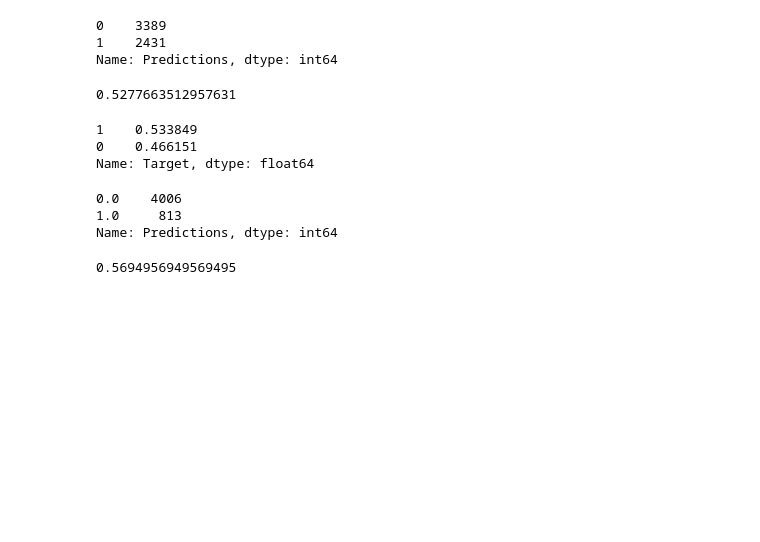
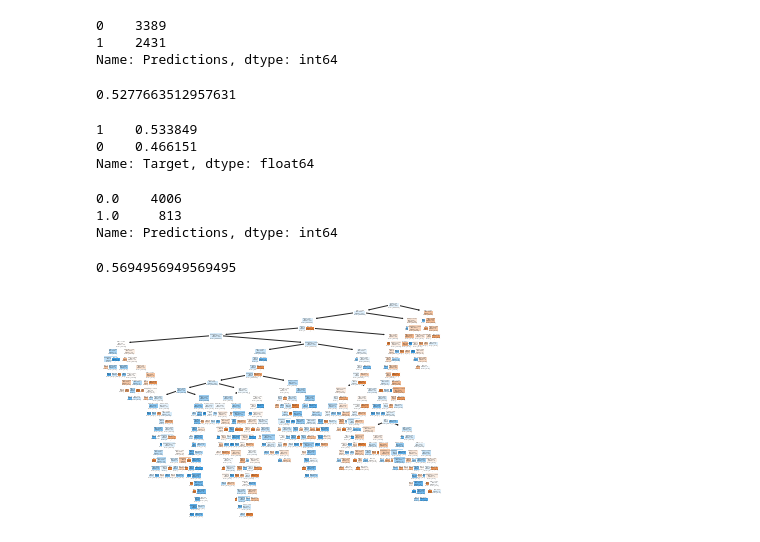
Before and after one commit to OwenKujo/stock-predict-model, a Jupyter notebook: StockmarketPredictionProject.ipynb, the cells around one changed output. Cells and saved outputs as stored; diff of their text form; code cells hidden in the pictures; blank space fills up the shorter version.

```diff
--- a/StockmarketPredictionProject.ipynb
+++ b/StockmarketPredictionProject.ipynb
@@ -148,3 +241,21 @@ precision_score(predictions["Target"], predictions["Predictions"])
 0.5694956949569495
 # %%
 #Last note it can be a lot more accurate
+# %%
+from sklearn.tree import export_graphviz
+from matplotlib.pyplot import plot
+from sklearn.ensemble import RandomForestClassifier
+from sklearn import tree
+from subprocess import call
+call(['dot', '-Tpng', 'tree.dot', '-o', 'tree.png', '-Gdpi=600'])
+import seaborn as sns; sns.set()
+import os
+from sklearn.metrics import confusion_matrix
+
+combined = pd.DataFrame(dict(actual=test["Target"], predicted=preds))
+pd.crosstab(index=combined["actual"], columns=combined["predicted"])
+len(model.estimators_)
+model.estimators_[0].tree_.max_depth
+_ = tree.plot_tree(model.estimators_[0], feature_names=sp500.columns, filled=True)
+# %% [output]
+[figure, added]
```
Also changed, not shown: parts of 9 cells of this notebook.
